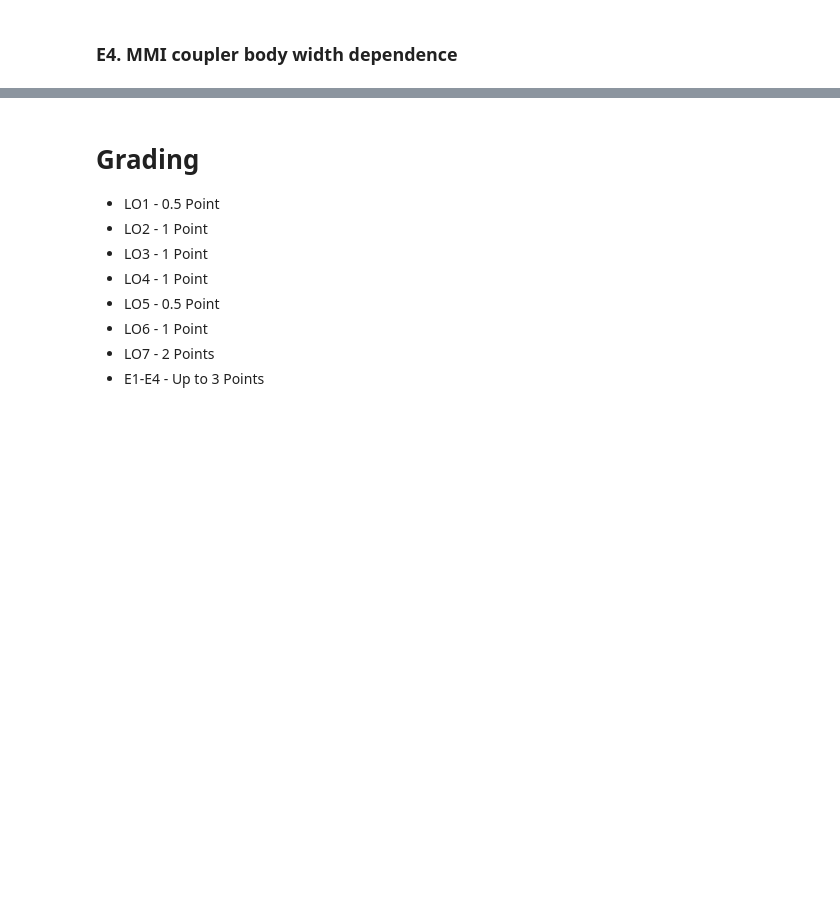
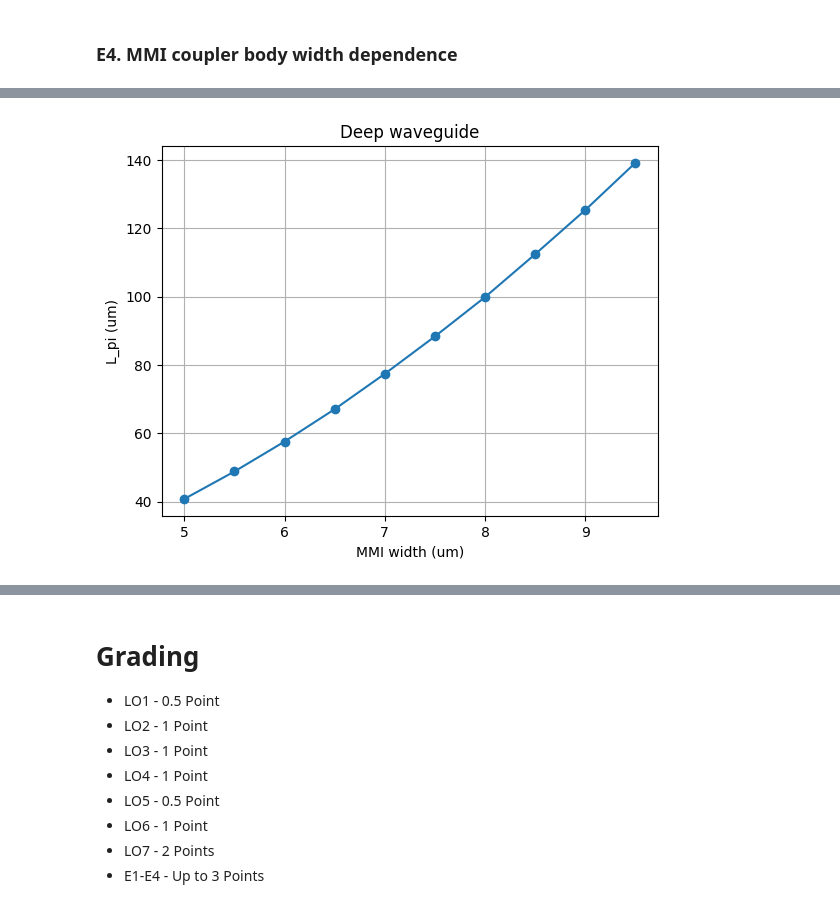
Before and after one commit to EvaristoNicolas/cifoin-lab2, a Jupyter notebook: COUPLERS_Student.ipynb, the cells around one changed output, grey strips where cells are left out. Cells and saved outputs as stored; diff of their text form; code cells hidden in the pictures; blank space fills up the shorter version.

```diff
--- a/COUPLERS_Student.ipynb
+++ b/COUPLERS_Student.ipynb
@@ -1147,2 +1185,43 @@ plt.show()
 # %% [markdown]
 ### E4. MMI coupler body width dependence
+# %%
+# Evaristo Nicolas Travel - Code EXTRA E4
+lambda_c = 1.55
+
+# sweep de anchura
+widths = np.arange(5.0, 10, 0.5)
+
+Lpi_list = []
+
+for mmi_body_w in widths:
+
+    mmi_body_waveguide_E4 = gt.modes.Waveguide(
+        core_width=mmi_body_w,
+        core_thickness=300 * nm,
+        slab_thickness=0 * nm,
+        core_material='sin',
+        clad_material='sio2',
+        wavelength=lambda_c,
+        num_modes=15,
+        max_grid_scaling=1.5,
+        grid_resolution=20,
+        cache_path='.cache/',
+        precision='double',
+    )
+
+    neff = mmi_body_waveguide_E4.n_eff
+
+    d_neff = np.real(neff.real[0] - neff.real[1])
+
+    L_pi = 0.5 * lambda_c / d_neff
+
+    Lpi_list.append(L_pi)
+
+# plot
+plt.plot(widths, Lpi_list, 'o-')
+plt.xlabel('MMI width (um)')
+plt.ylabel('L_pi (um)')
+plt.title('Deep waveguide')
+plt.grid()
+plt.show()
+# %% [output]
@@ -1149,3 +1238,4 @@ plt.show()
+[figure, added]
 # %%
 # Evaristo Nicolas Travel - Code EXTRA E4
 lambda_c = 1.55
```
Also changed, not shown: parts of 17 cells of this notebook, 2 other files.
